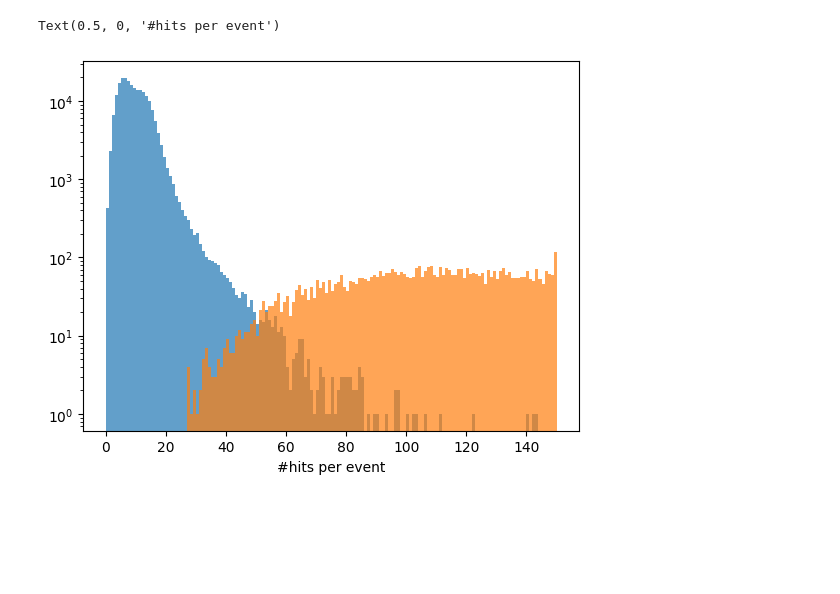
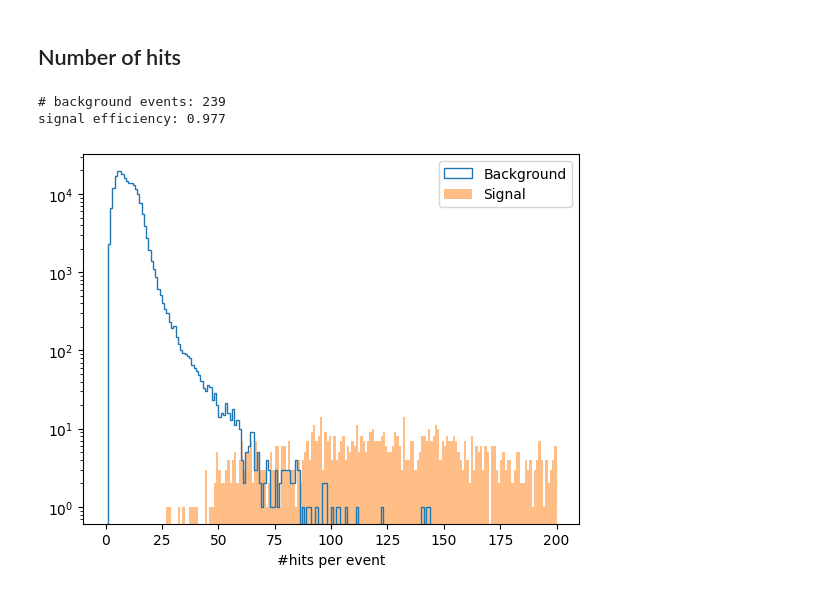
Before and after one commit to EdmondRen/mathusla-newsim, a Jupyter notebook: studies/mathusla40/trigger/1.basic.ipynb, the cells around one changed output. Saved outputs shown, nothing was run; the diff lists cells and outputs as text; code cells hidden in the pictures; blank space fills up the shorter version.

Commit message:
Add setup.py for the python module. Update the trigger study notebook

```diff
--- a/studies/mathusla40/trigger/1.basic.ipynb
+++ b/studies/mathusla40/trigger/1.basic.ipynb
@@ -15,6 +19,6 @@ import ROOT
 # %%
 data_dir = "/home/tomren/geant_projects/musim_test"
-fname_bkg = f"{data_dir}/cosmic_all/run_1_digi.root"
+fname_bkg = f"{data_dir}/cosmic_all/run_1_digi_recon.root"
 fname_sig = f"{data_dir}/llp_hxx_bb/run_25_digi_cosmic_recon_skim.root"
 
 ## Open Background file
@@ -49,0 +128,8 @@ for i in range(tree_sig.GetEntries()):
+# %%
+fsig1 = root.tfile_reader(fname_sig)
+fsig1.get_tree("data")
+data_sig = process_trigger(fsig1, entries=1000)
+
+fbkg = root.tfile_reader(fname_bkg)
+fbkg.get_tree("data")
+data_bkg = process_trigger(fbkg)
@@ -50,8 +187,18 @@ for i in range(tree_sig.GetEntries()):
+# %% [markdown]
+## Number of hits
 # %%
-plt.hist(nhits_bkg, bins=150, range=(0,150), alpha=0.7);
-plt.hist(nhits_sig, bins=150, range=(0,150), alpha=0.7);
+plt.hist(data_bkg["n_hits"], bins=200, range=(0,200), label="Background", alpha=1, color="C0", histtype="step");
+plt.hist(data_sig["n_hits"], bins=200, range=(0,200), alpha=0.5, label="Signal", color="C1");
 plt.yscale("log")
 plt.xlabel("#hits per event")
+plt.legend()
+
+threshold_hits = 50
+mask1_bkg = data_bkg["n_hits"]>threshold_hits
+mask1_sig = data_sig["n_hits"]>threshold_hits
+print("# background events:", sum(mask1_bkg))
+print("signal efficiency:", sum(mask1_sig)/len(data_sig["n_hits"]))
 # %% [output]
-Text(0.5, 0, '#hits per event')
+# background events: 239
+signal efficiency: 0.977
-[figure, old version]
+[figure, new version]
```
Also changed, not shown: parts of 12 cells of this notebook, 3 other files.
